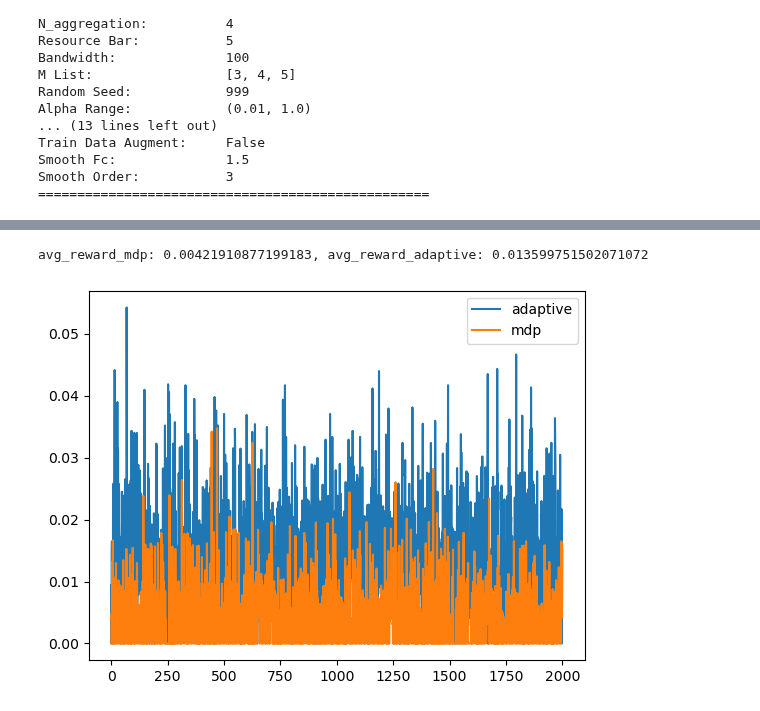
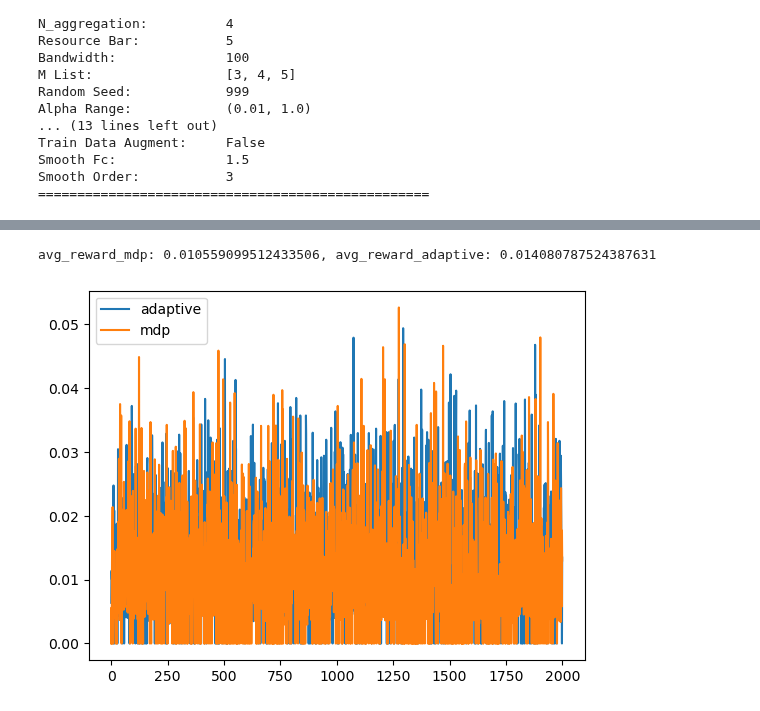
Before and after one commit to evanyeh5118/diffusion_resource_schduling_intra_slice, a Jupyter notebook: demo02_evaluate_mdp.ipynb, the cells around one changed output, grey strips where cells are left out. Drawn from its saved outputs; the diff is of its cells as text; code cells hidden in the pictures.

Commit message:
Add MDP stochastic policy optimization

```diff
--- a/demo02_evaluate_mdp.ipynb
+++ b/demo02_evaluate_mdp.ipynb
@@ -61,27 +61,27 @@ plt.show()
 # %%
 # ==== Prepare Policy====
 with open(f'Results/MdpPolicy/mdpKernelParams_config{configIdx}.pkl', 'rb') as f:
     mdpKernelParams = pickle.load(f)
 mdpPolicy = MdpKernel()
-mdpPolicy.load_policy(mdpKernelParams)
+mdpPolicy.load_policy(mdpKernelParams, policyMode="stochastic")
 adaptiveAlphaPolicy = PolicyDemoAdaptiveAlpha(envParams)
 
 # ==== Prepare Simulator====
 num_windows = 2000
 obvMode = "predicted" # "perfect" or "predicted"
 policySimulator = PolicySimulator(mdpPolicy, env)
 simResultMdp = policySimulator.runSimulation(mdpPolicy, num_windows=num_windows, obvMode=obvMode, mode="test", type="data")
 simResultAdaptive = policySimulator.runSimulation(adaptiveAlphaPolicy, num_windows=num_windows, obvMode=obvMode, mode="test", type="data")
 
 print(f"avg_reward_mdp: {np.mean(simResultMdp['rewardRecord'])}, avg_reward_adaptive: {np.mean(simResultAdaptive['rewardRecord'])}")
 
 plt.plot(simResultAdaptive['rewardRecord'], label="adaptive")
 plt.plot(simResultMdp['rewardRecord'], label="mdp")
 plt.legend()
 plt.show()
 # %% [output]
-avg_reward_mdp: 0.00421910877199183, avg_reward_adaptive: 0.013599751502071072
+avg_reward_mdp: 0.010559099512433506, avg_reward_adaptive: 0.014080787524387631
-[figure, old version]
+[figure, new version]
 # %%
 V = mdpKernelParams['V']
 print(V.shape)
```
Also changed, not shown: parts of 2 cells of this notebook, 3 other files.
